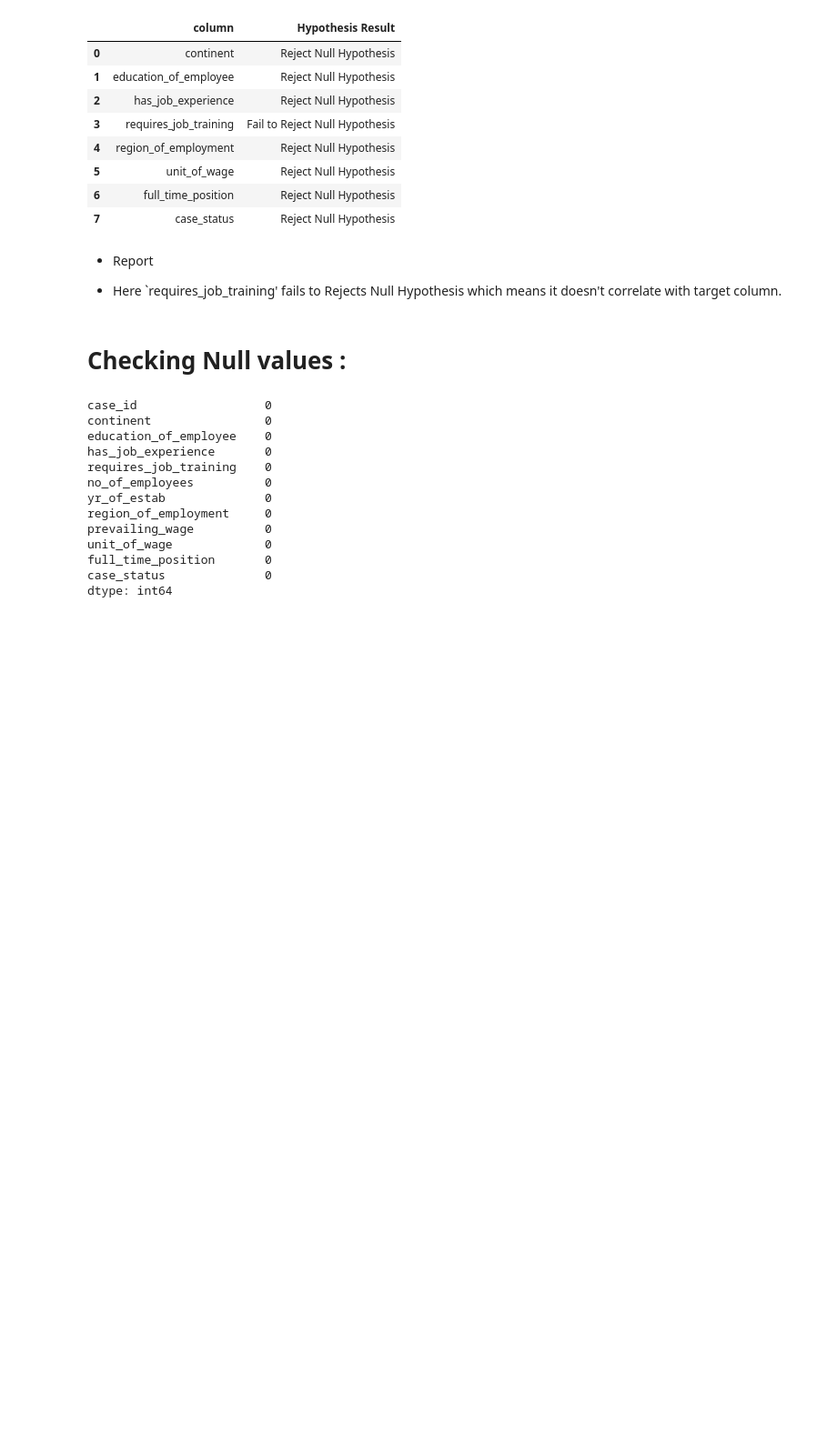
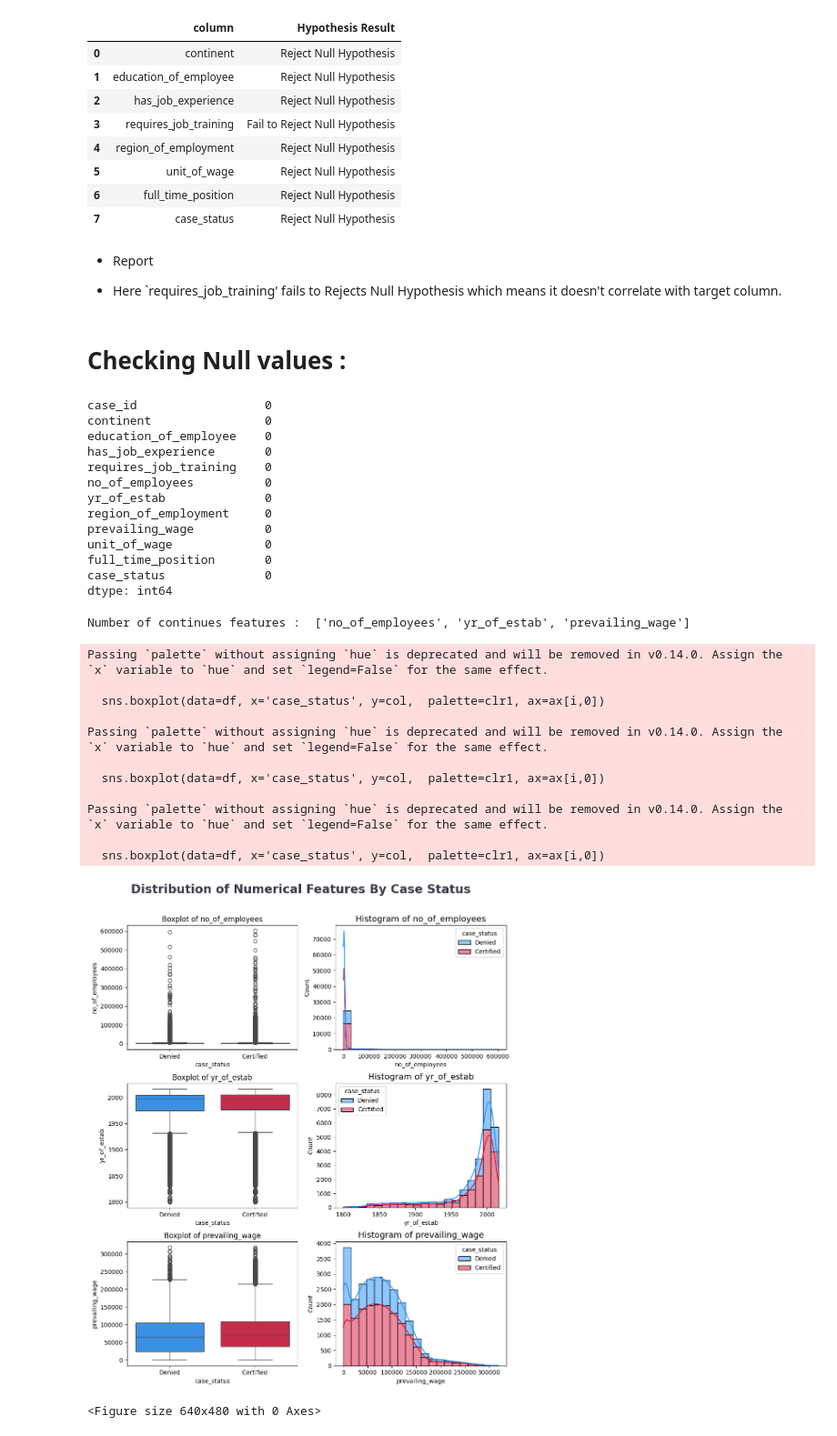
Before and after one commit to jubayerhu1/Python-Code, a Jupyter notebook: EDA_Project/Visa_Project.ipynb, the cells around one changed output. Shown at 91% size. Cells and saved outputs as stored; diff of their text form; code cells hidden in the pictures; blank space fills up the shorter version.

Commit message:
visa data  D 50

```diff
--- a/EDA_Project/Visa_Project.ipynb
+++ b/EDA_Project/Visa_Project.ipynb
@@ -316,3 +316,39 @@ unit_of_wage             0
 full_time_position       0
 case_status              0
 dtype: int64
+# %%
+continues_features = [feature for feature in numeric_features if len(df[feature].unique()) >=10]
+
+print('Number of continues features : ',continues_features)
+# %% [output]
+Number of continues features :  ['no_of_employees', 'yr_of_estab', 'prevailing_wage']
+# %%
+clr1 = ['#1E90FF', '#DC143C']
+fig, ax = plt.subplots(3, 2, figsize=(10,12))
+fig.suptitle('Distribution of Numerical Features By Case Status', color='#3C3744',
+             fontsize=20, fontweight='bold', ha='center')
+for i, col in enumerate(continues_features):
+    sns.boxplot(data=df, x='case_status', y=col,  palette=clr1, ax=ax[i,0])
+    ax[i,0].set_title(f'Boxplot of {col}', fontsize=12)
+    sns.histplot(data=df, x=col, hue='case_status', bins=20, kde=True,
+                 multiple='stack', palette=clr1, ax=ax[i,1])
+    ax[i,1].set_title(f'Histogram of {col}', fontsize=14)
+fig.tight_layout()
+fig.subplots_adjust(top=0.90)
+
+plt.show()
+plt.savefig('./images/multivariate_num.png')
+# %% [output]
+Passing `palette` without assigning `hue` is deprecated and will be removed in v0.14.0. Assign the `x` variable to `hue` and set `legend=False` for the same effect.
+
+  sns.boxplot(data=df, x='case_status', y=col,  palette=clr1, ax=ax[i,0])
+
+Passing `palette` without assigning `hue` is deprecated and will be removed in v0.14.0. Assign the `x` variable to `hue` and set `legend=False` for the same effect.
+
+  sns.boxplot(data=df, x='case_status', y=col,  palette=clr1, ax=ax[i,0])
+
+Passing `palette` without assigning `hue` is deprecated and will be removed in v0.14.0. Assign the `x` variable to `hue` and set `legend=False` for the same effect.
+
+  sns.boxplot(data=df, x='case_status', y=col,  palette=clr1, ax=ax[i,0])
+[figure, added]
+<Figure size 640x480 with 0 Axes>
```
Also changed, not shown: parts of 11 cells of this notebook, 7 other files.
